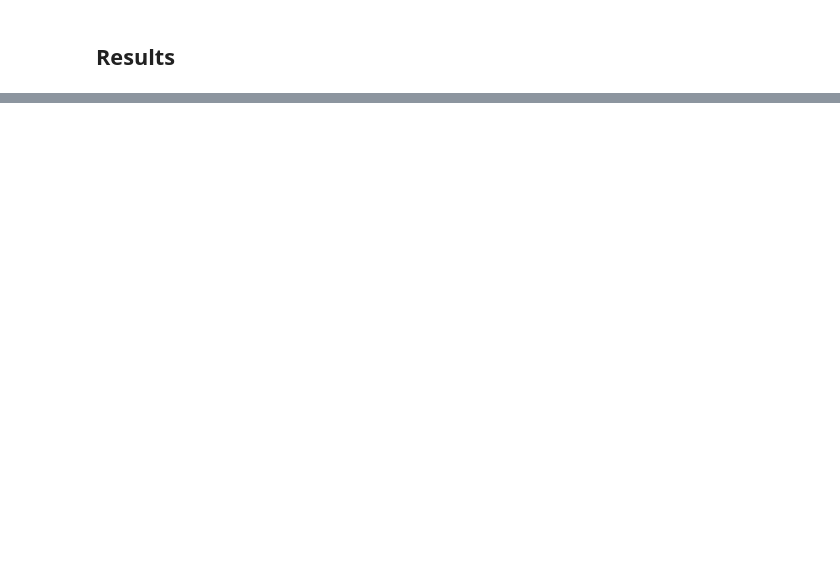
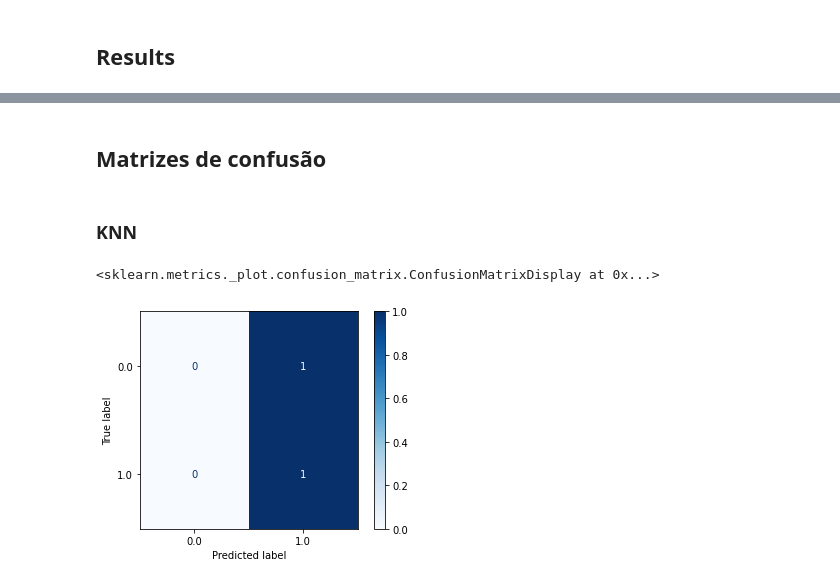
Before and after one commit to GabrielBarbosaGV/ml-2020-3-project, a Jupyter notebook: parte2/projeto_final.ipynb, the cells around one changed output, grey strips where cells are left out. Cells and saved outputs as stored; diff of their text form; code cells hidden in the pictures; blank space fills up the shorter version.

```diff
--- a/parte2/projeto_final.ipynb
+++ b/parte2/projeto_final.ipynb
@@ -408,7 +459,7 @@ e3 = VotingClassifier(estimators, **ensemble_args3, **common_args)
 e4 = VotingClassifier(estimators, **ensemble_args4, **common_args)
 # %%
 n_folds = 10
-skf = StratifiedKFold(n_splits=n_folds)
+skf = StratifiedKFold(n_splits=n_folds, shuffle=True, random_state=42)
 
 avrgs = {
     'e1': 0,
@@ -470,25 +523,39 @@ ens
 X = norm.drop(columns=['>50k'])
 y = norm['>50k']
 
-res = {
+results = {
     'knn': {
-        'est': knn
+        'est': knn.best_estimator_,
+        'reports': []
     },
     'tree': {
-        'est': tree
+        'est': tree.best_estimator_,
+        'reports': []
     },
     'forest': {
-        'est': forest
+        'est': forest.best_estimator_,
+        'reports': []
     },
     'mlp': {
-        'est': mlp
+        'est': mlp.best_estimator_,
+        'reports': []
     },
     'ens': {
-        'est': ens
+        'est': ens[0],
+        'reports': []
     }
 }
 
 n_folds = 10
-skf = StratifiedKFold(n_splits=n_folds)
+skf = StratifiedKFold(n_splits=n_folds, shuffle=True, random_state=42)
 
-for train_index, val_index in tqdm(list(skf.split(X, y))):
+for train_index, test_index in tqdm(list(skf.split(X, y))):
+    X_train, X_test = X.iloc[train_index], X.iloc[test_index]
+    y_train, y_test = y.iloc[train_index], y.iloc[test_index]
+
+    for key, alg in results.items():
+        alg['est'].fit(X_train, y_train)
+        y_pred = pd.Series(alg['est'].predict(X_test), index=y_test.index)
+
+        report = classification_report(y_test, y_pred, output_dict=True)
+        alg['reports'].append(report)
@@ -494,0 +615,14 @@ for train_index, val_index in tqdm(list(skf.split(X, y))):
+# %% [markdown]
+## Matrizes de confusão
+# %%
+norm_test_na = norm_test.fillna(0)
+# %%
+X_test = norm_test_na.drop(columns=['>50k'])
+y_test = norm_test_na['>50k']
+# %% [markdown]
+### KNN
+# %%
+plot_confusion_matrix(results['knn']['est'], X_test, y_test, normalize='true', cmap=plt.cm.Blues)
+# %% [output]
+<sklearn.metrics._plot.confusion_matrix.ConfusionMatrixDisplay at 0x...>
+[figure, added]
```
Also changed, not shown: parts of 43 cells of this notebook, 1 other file.
